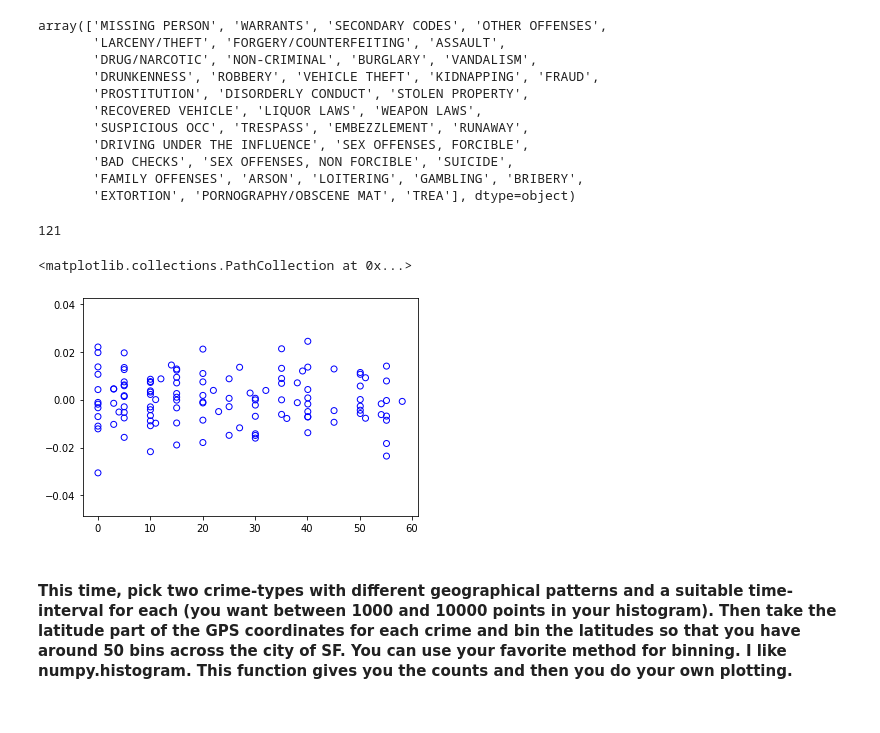
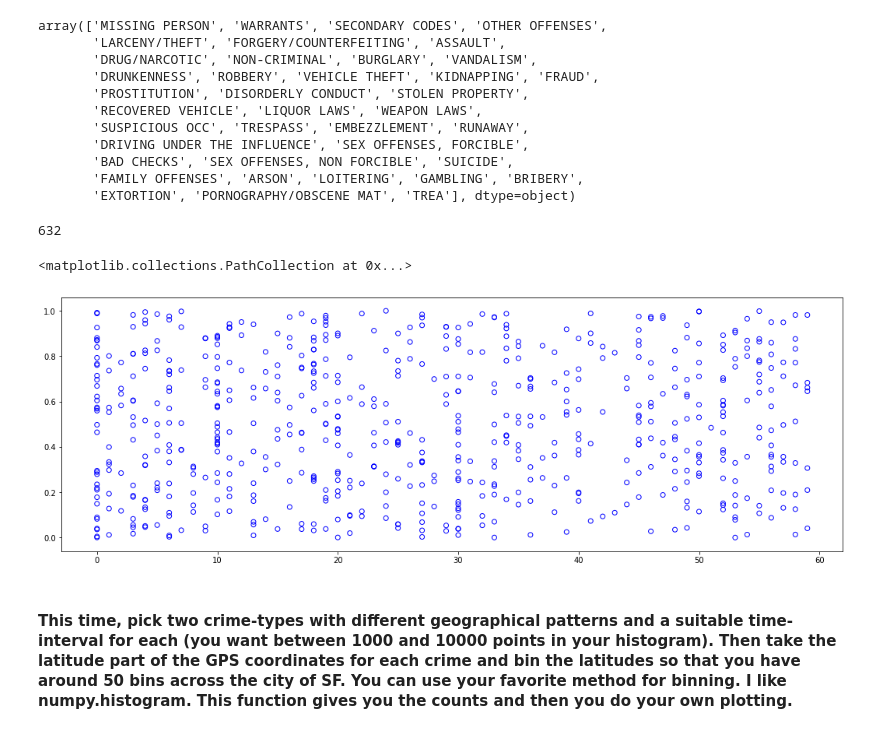
Before and after one commit to IncioMan/socialdata, a Jupyter notebook: Week3/Part3_Alex.ipynb, the cells around one changed output. Drawn from its saved outputs; the diff is of its cells as text; code cells hidden in the pictures.

```diff
--- a/Week3 - Foundamentals of Visualization/Part3_Alex.ipynb
+++ b/Week3/Part3_Alex.ipynb
@@ -38,15 +38,16 @@ array(['MISSING PERSON', 'WARRANTS', 'SECONDARY CODES', 'OTHER OFFENSES',
        'FAMILY OFFENSES', 'ARSON', 'LOITERING', 'GAMBLING', 'BRIBERY',
        'EXTORTION', 'PORNOGRAPHY/OBSCENE MAT', 'TREA'], dtype=object)
 # %%
-crime = "PROSTITUTION"
-year = 2011
+crime = "DRUG/NARCOTIC"
+year_init = 2011
+year_end = 2015
 initial_month = 1
-final_month = 6
+final_month = 12
 
 hour = 1
-prostitution_data = data[(data.Hour==hour) & (data.Date.dt.year==year) \
-     & (data.Category==crime) & (data.Date.dt.month >= initial_month)\
-    & (data.Date.dt.month <= final_month)]
+prostitution_data = data[(data.Hour==hour) & (data.Date.dt.year>=year_init) &\
+                (data.Date.dt.year<=year_end) & (data.Category==crime) &\
+                (data.Date.dt.month >= initial_month) & (data.Date.dt.month <= final_month)]
 len(prostitution_data)
 # %% [output]
-121
+632
@@ -59,8 +54,12 @@ y_shift = np.random.normal(mu, sigma, len(prostitution_data))
+# %%
+y_shift = [random.uniform(a=0,b=1) for i in range(len(prostitution_data.Minutes))]
 # %%
-plt.scatter(prostitution_data.Minutes * x_shift[0], y_shift, marker='o', facecolors='none', edgecolors='b')
+fig = plt.figure(1, figsize=(18, 6))
+ax = fig.add_subplot(111)
+ax.scatter(prostitution_data.Minutes, y_shift, marker='o', facecolors='none', edgecolors='b')
 # %% [output]
 <matplotlib.collections.PathCollection at 0x...>
-[figure, old version]
+[figure, new version]
 # %% [markdown]
 #### This time, pick two crime-types with different geographical patterns and a suitable time-interval for each (you want between 1000 and 10000 points in your histogram). Then take the latitude part of the GPS coordinates for each crime and bin the latitudes so that you have around 50 bins across the city of SF. You can use your favorite method for binning. I like numpy.histogram. This function gives you the counts and then you do your own plotting.
 # %%
```
Also changed, not shown: parts of 2 cells of this notebook, 3 other files.
